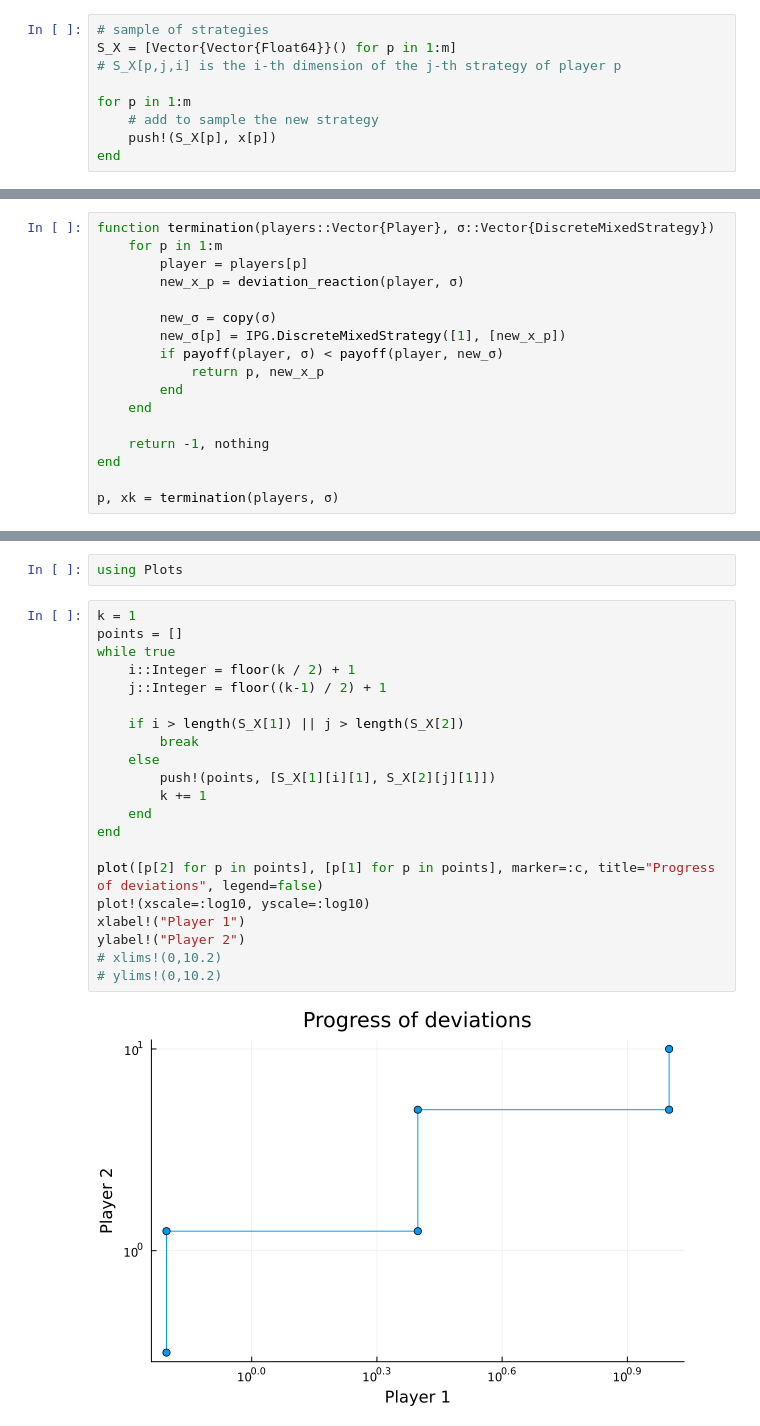
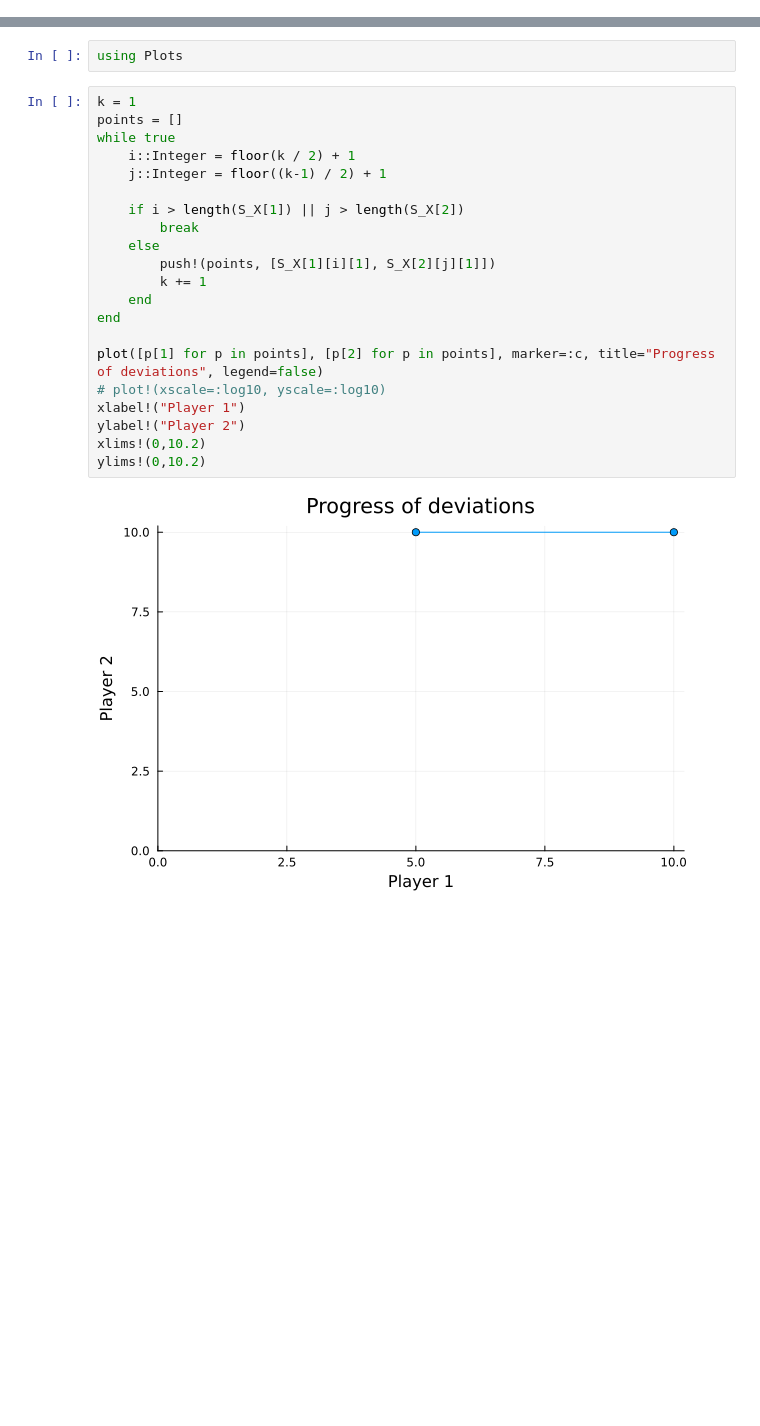
Before and after one commit to brunompacheco/IPG.jl, a Jupyter notebook: example-5.3.ipynb, the cells around one changed output, grey strips where cells are left out. Saved outputs shown, nothing was run; the diff lists cells and outputs as text; blank space fills up the shorter version.

```diff
--- a/example-5.3.ipynb
+++ b/example-5.3.ipynb
@@ -87,9 +37,0 @@ x
-# %%
-# sample of strategies
-S_X = [Vector{Vector{Float64}}() for p in 1:m]
-# S_X[p,j,i] is the i-th dimension of the j-th strategy of player p
-
-for p in 1:m
-    # add to sample the new strategy
-    push!(S_X[p], x[p])
-end
@@ -248,17 +37,0 @@ Academic license 2562957 - for non-commercial use only - registered to br___@umo
-# %%
-function termination(players::Vector{Player}, σ::Vector{DiscreteMixedStrategy})
-    for p in 1:m
-        player = players[p]
-        new_x_p = deviation_reaction(player, σ)
-
-        new_σ = copy(σ)
-        new_σ[p] = IPG.DiscreteMixedStrategy([1], [new_x_p])
-        if payoff(player, σ) < payoff(player, new_σ)
-            return p, new_x_p
-        end
-    end
-
-    return -1, nothing
-end
-
-p, xk = termination(players, σ)
@@ -287,23 +68,23 @@ using Plots
 # %%
 k = 1
 points = []
 while true
     i::Integer = floor(k / 2) + 1
     j::Integer = floor((k-1) / 2) + 1
 
     if i > length(S_X[1]) || j > length(S_X[2])
         break
     else
         push!(points, [S_X[1][i][1], S_X[2][j][1]])
         k += 1
     end
 end
 
-plot([p[2] for p in points], [p[1] for p in points], marker=:c, title="Progress of deviations", legend=false)
-plot!(xscale=:log10, yscale=:log10)
+plot([p[1] for p in points], [p[2] for p in points], marker=:c, title="Progress of deviations", legend=false)
+# plot!(xscale=:log10, yscale=:log10)
 xlabel!("Player 1")
 ylabel!("Player 2")
-# xlims!(0,10.2)
-# ylims!(0,10.2)
+xlims!(0,10.2)
+ylims!(0,10.2)
 # %% [output]
-[figure, old version]
+[figure, new version]
```
Also changed, not shown: parts of 19 cells of this notebook, 4 other files.
